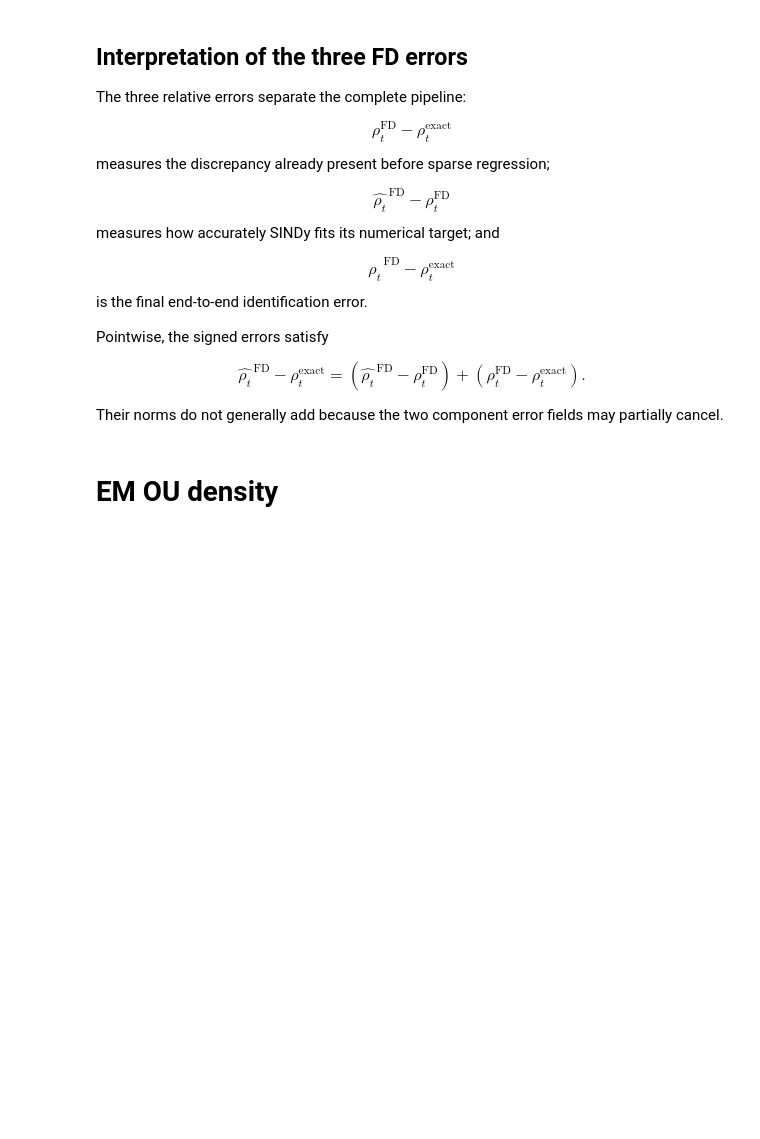
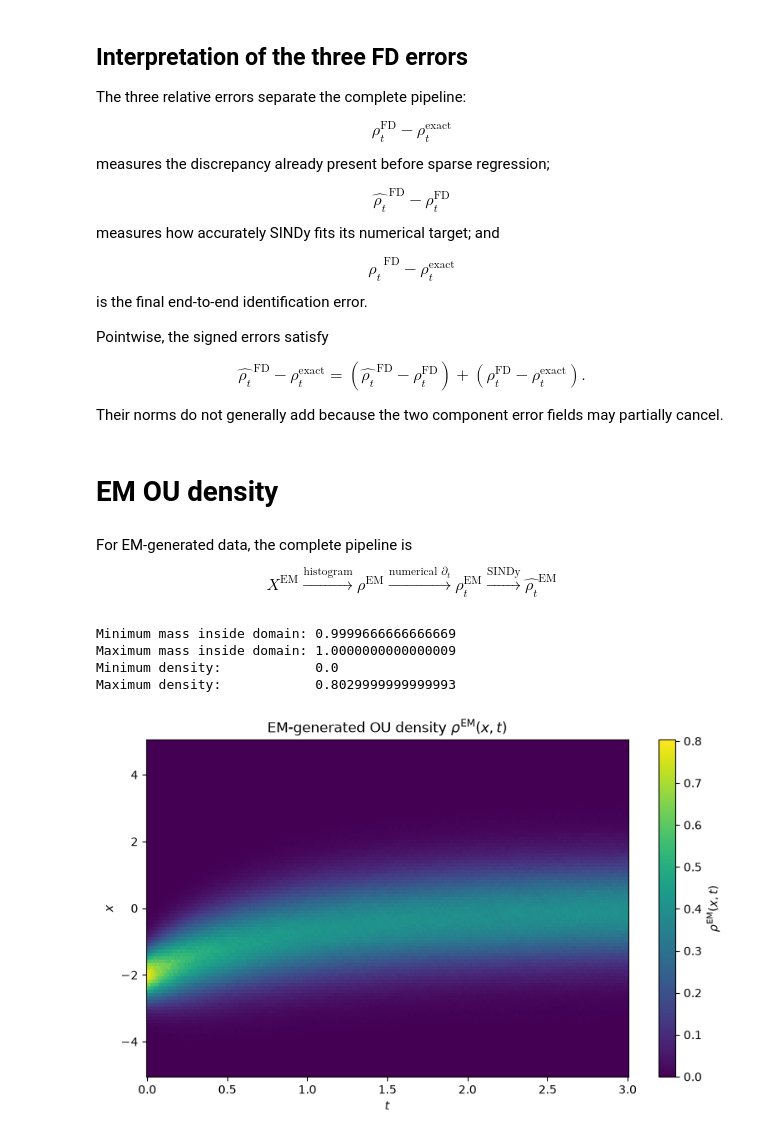
Before and after one commit to Nickkklos/URSS_2026, a Jupyter notebook: week_4_exact_fd_corrected.ipynb, the cells around one changed output. Cells and saved outputs as stored; diff of their text form; code cells hidden in the pictures; blank space fills up the shorter version.

```diff
--- a/week_4_exact_fd_corrected.ipynb
+++ b/week_4_exact_fd_corrected.ipynb
@@ -1074,5 +1078,8 @@ $$
 Their norms do not generally add because the two component error fields may partially cancel.
 # %% [markdown]
 # EM OU density
+# %% [markdown]
+For EM-generated data, the complete pipeline is
+$$ X^{\mathrm{EM}} \xrightarrow{\text{histogram}} \rho^{\mathrm{EM}} \xrightarrow{\text{numerical } \partial_t} \rho_t^{\mathrm{EM}}  \xrightarrow{\text{SINDy}} \widehat{\rho_t}^{\mathrm{EM}}$$
 # %%
 # ============================================================
@@ -1087,0 +1115,19 @@ from ou_em import solve_ou_em
+# %%
+#=============================================================
+# 3.3 Generate EM density snapshots
+
+em_solution = solve_ou_em(
+    num_paths=Nt_em_mc,
+    N_em = Nt_internal_em,
+    Nx = Nx_em,
+    k=kappa,
+    D=D,
+    x_L = x_L,
+    x_R = x_R,
+    m0=m0,
+    s0=s0,
+    T=T_final,
+    save_times = save_times_em,
+    seed=319,
+    store_particles=False
+)
@@ -1087,0 +1185,43 @@ from ou_em import solve_ou_em
+# %%
+# ============================================================
+# 3.5 Check the EM-generated density
+# ============================================================
+
+mass_em = np.trapezoid(
+    rho_em,
+    x=x_em,
+    axis=0,
+)
+
+print("Minimum mass inside domain:", mass_em.min())
+print("Maximum mass inside domain:", mass_em.max())
+print("Minimum density:           ", rho_em.min())
+print("Maximum density:           ", rho_em.max())
+
+fig, ax = plt.subplots(figsize=(8, 5))
+
+plot = ax.pcolormesh(
+    t_em,
+    x_em,
+    rho_em,
+    shading="auto",
+)
+
+ax.set_xlabel(r"$t$")
+ax.set_ylabel(r"$x$")
+ax.set_title(r"EM-generated OU density $\rho^{\mathrm{EM}}(x,t)$")
+
+fig.colorbar(
+    plot,
+    ax=ax,
+    label=r"$\rho^{\mathrm{EM}}(x,t)$",
+)
+
+plt.tight_layout()
+plt.show()
+# %% [output]
+Minimum mass inside domain: 0.9999666666666669
+Maximum mass inside domain: 1.0000000000000009
+Minimum density:            0.0
+Maximum density:            0.8029999999999993
+[figure, added]
```
Also changed, not shown: parts of 8 cells of this notebook, 3 other files.
